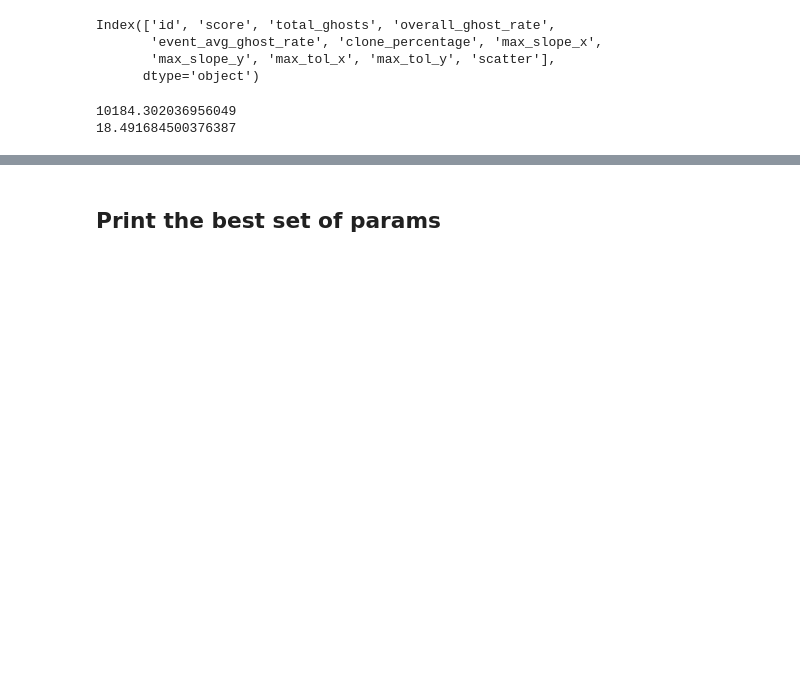
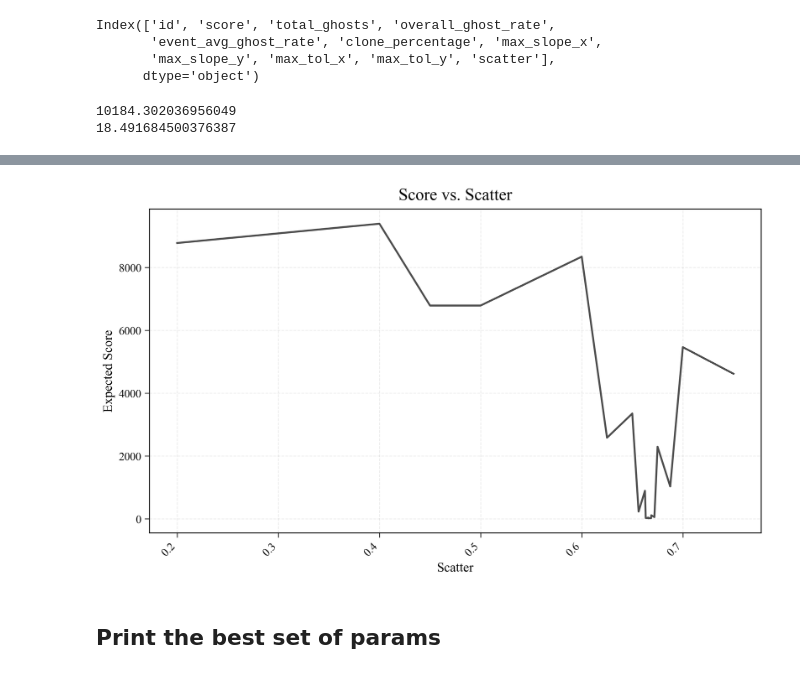
Before and after one commit to SvenHockers/velopix_tracking, a Jupyter notebook: results/Example.ipynb, the cells around one changed output, grey strips where cells are left out. Drawn from its saved outputs; the diff is of its cells as text; code cells hidden in the pictures; blank space fills up the shorter version.

```diff
--- a/results/Example.ipynb
+++ b/results/Example.ipynb
@@ -250,3 +250,16 @@ plot_expected_score_by_param(
+# %%
+plot_expected_score_by_param(
+    df,
+    params='scatter',
+    figsize=(10,6),
+    colors=['#4C4C4C'],
+    linestyles=['-','--'],
+    linewidths=[2,2],
+    Title="Score vs. Scatter",
+    XSlope="Scatter"
+)
+# %% [output]
+[figure, added]
 # %% [markdown]
 ## Print the best set of params
 # %%
```
Also changed, not shown: parts of 1 cell of this notebook, 12 other files.
